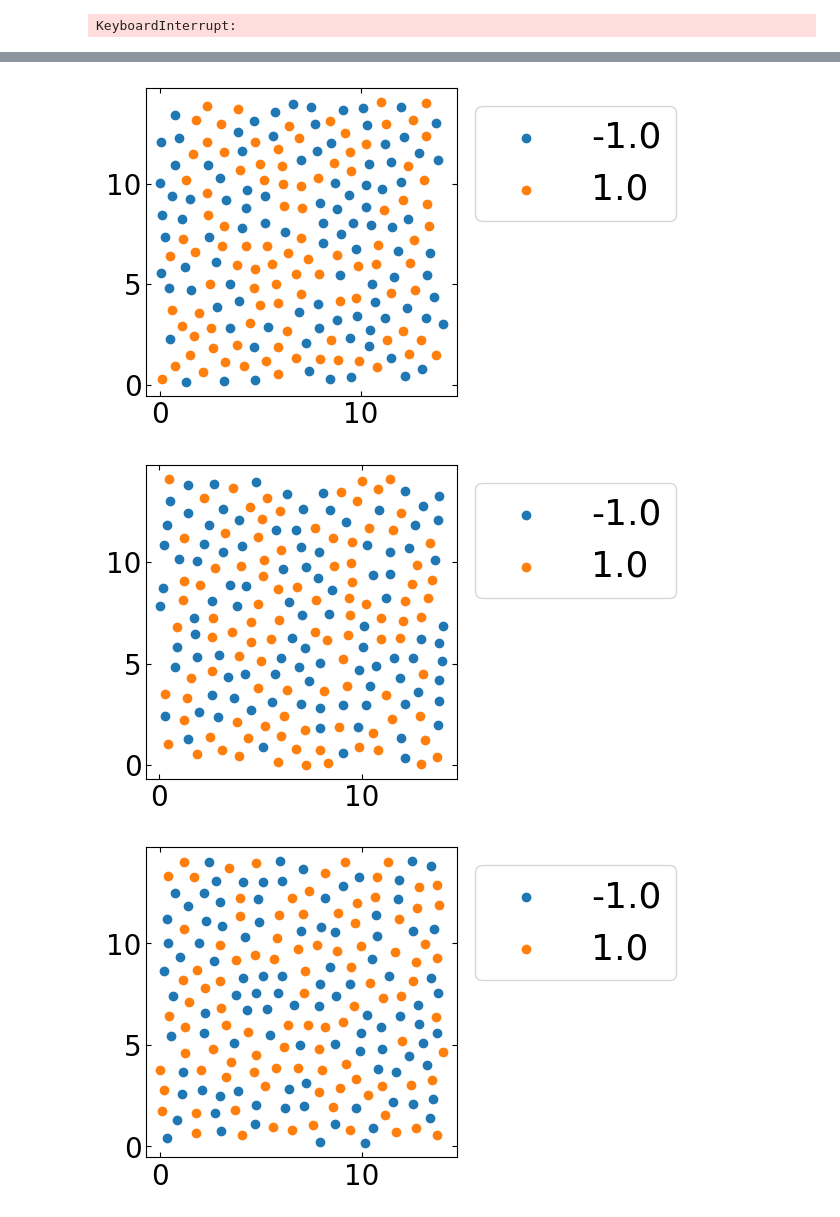
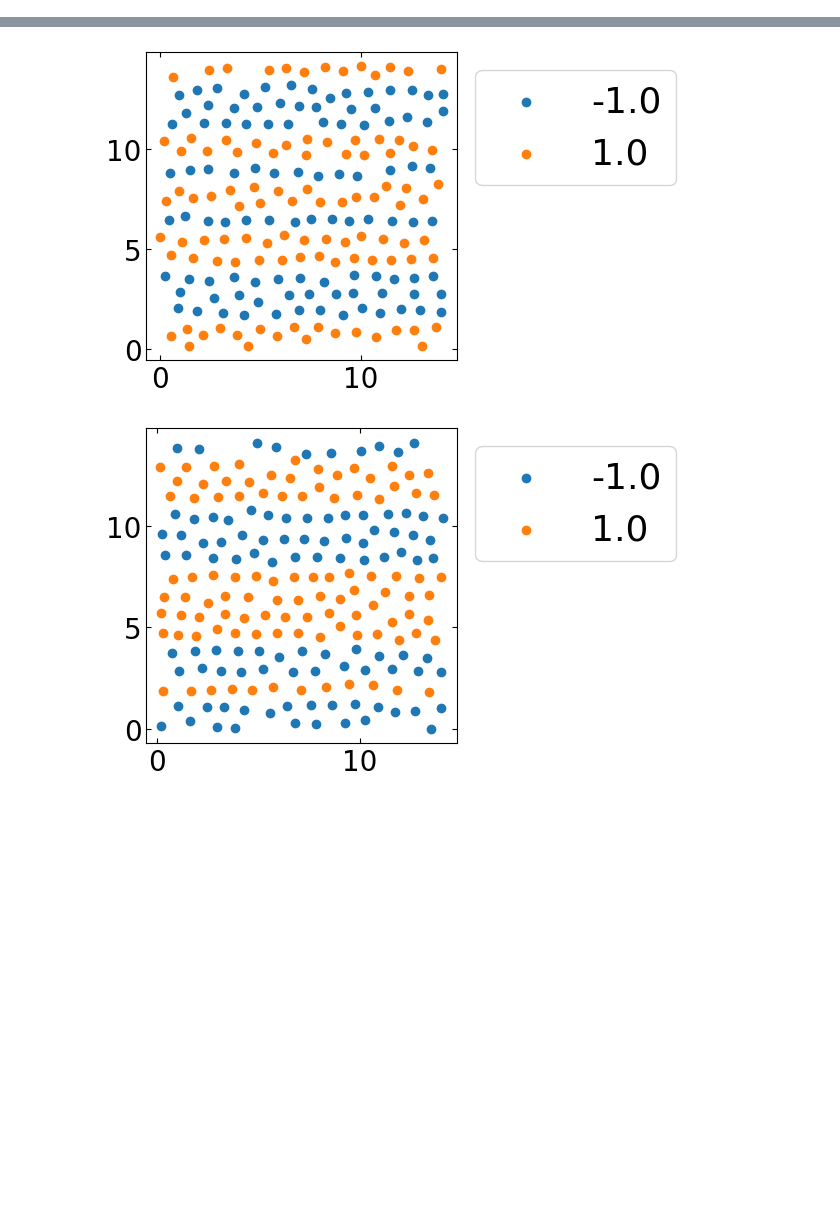
Before and after one commit to prakhosha/Lane-Formation, a Jupyter notebook: task3.ipynb, the cells around one changed output, grey strips where cells are left out. Saved outputs shown, nothing was run; the diff lists cells and outputs as text; code cells hidden in the pictures; blank space fills up the shorter version.

```diff
--- a/task3.ipynb
+++ b/task3.ipynb
@@ -191,7 +191,7 @@ def save_dict(pos, species, ):
     saved_var = {'pos' : pos, 'species': species}
     np.save('saved_var.npy',  saved_var)
 # %%
-F_Ds = np.linspace(0,100,10)
+F_Ds = np.linspace(0,200,5)
 F_Ds = F_Ds * kBT / sigma
 # %%
 # Main simulation
@@ -245,7 +245,7 @@ for F_D in F_Ds:
 
         for step in range(n_steps_prod):
                 pos_old = pos.copy()
-                pos = bd_step_drive(pos, species)
+                pos = bd_step_drive(pos, species, F_D)
 
                 dx = pos[:,0] - pos_old[:,0]
                 dx = min_image(dx, L)
@@ -301 +300,0 @@ Progress: 10%
-KeyboardInterrupt:
@@ -305,3 +304,2 @@ KeyboardInterrupt:
-[figure, old version]
+[figure, new version]
-[figure, old version]
+[figure, new version]
-[figure, removed]
```
Also changed, not shown: parts of 1 cell of this notebook, 1 other file.
